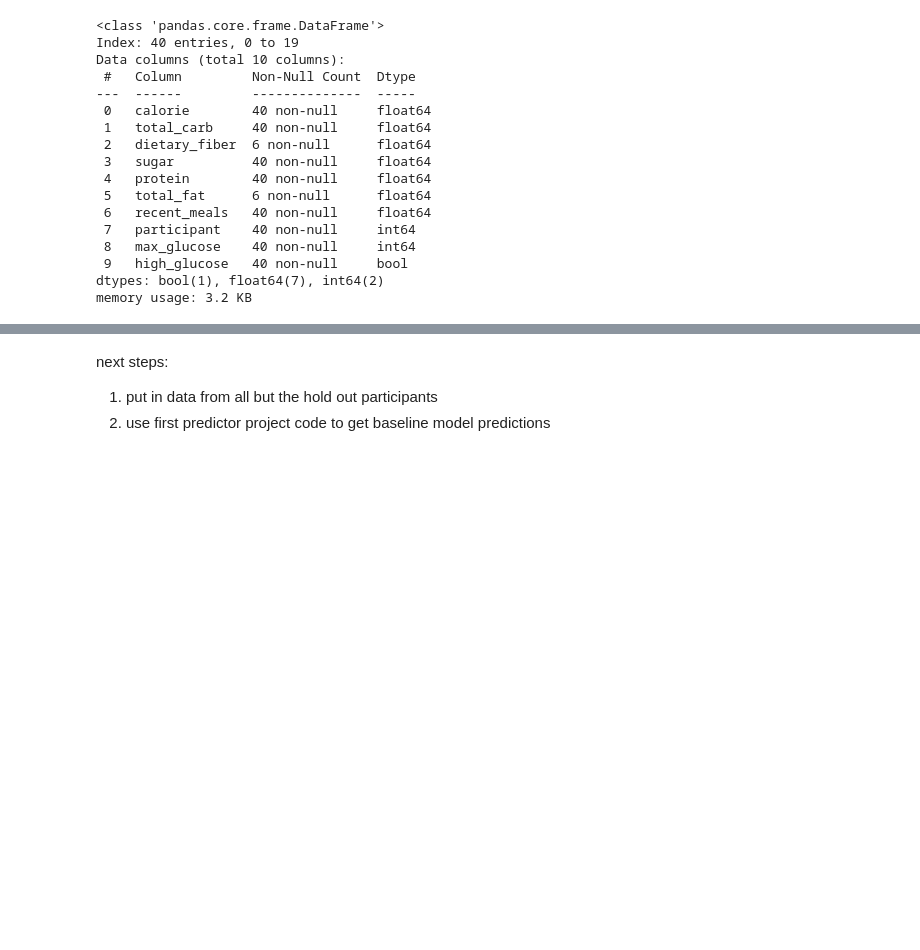
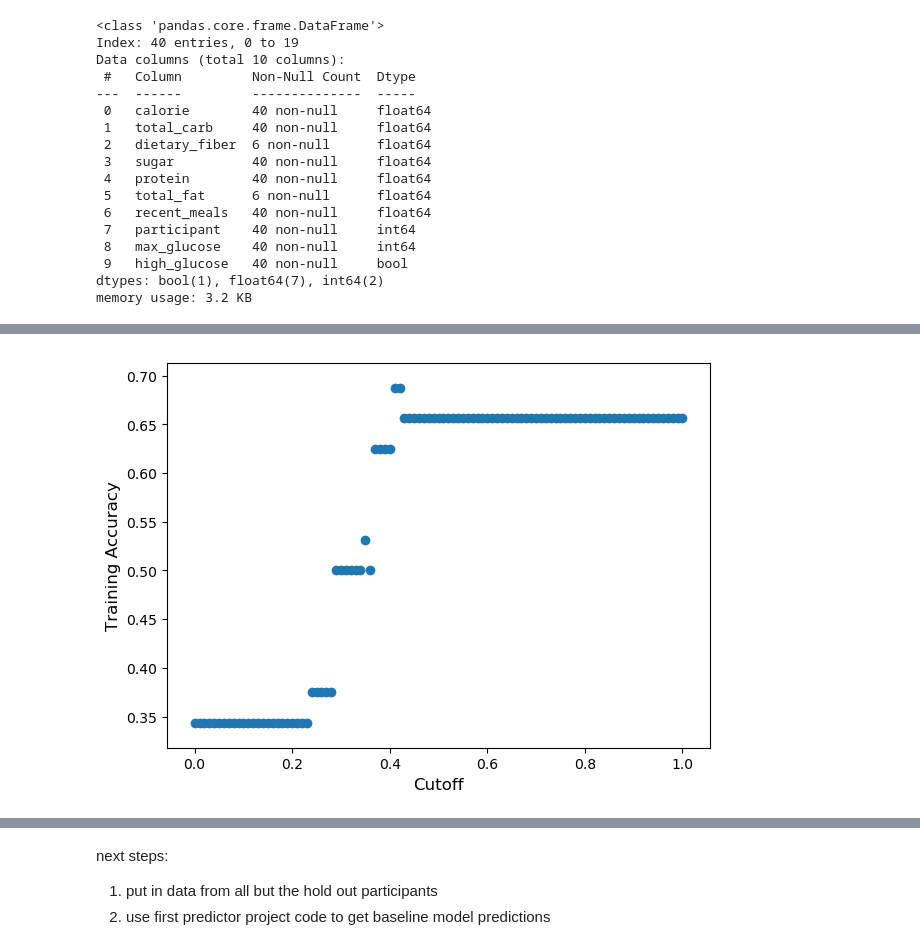
Before and after one commit to NoahGillespie/CGM, a Jupyter notebook: model/baseline.ipynb, the cells around one changed output, grey strips where cells are left out. Cells and saved outputs as stored; diff of their text form; code cells hidden in the pictures; blank space fills up the shorter version.

```diff
--- a/model/baseline.ipynb
+++ b/model/baseline.ipynb
@@ -241 +166,20 @@ LogisticRegression(penalty=None)
+# %%
+## Now plot how the accuracy changes with the cutoff
+cutoffs = np.arange(0,1.01,.01)
+accs = []
+
+for cutoff in cutoffs:
+    y_train_pred = 1*(y_prob >= cutoff)
+    accs.append(np.sum(y_train_pred == y_train)/len(y_train))
+# %%
+plt.figure(figsize=(7,5))
+
+plt.scatter(cutoffs,accs)
+
+plt.xlabel("Cutoff",fontsize=12)
+plt.ylabel("Training Accuracy",fontsize=12)
+
+plt.show()
+# %% [output]
+[figure, added]
 # %%
```
Also changed, not shown: parts of 19 cells of this notebook.
